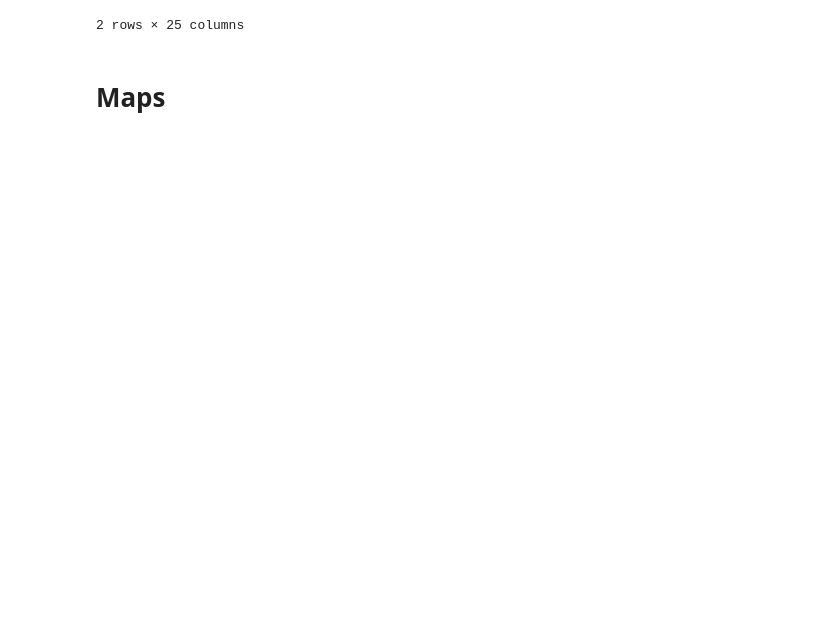
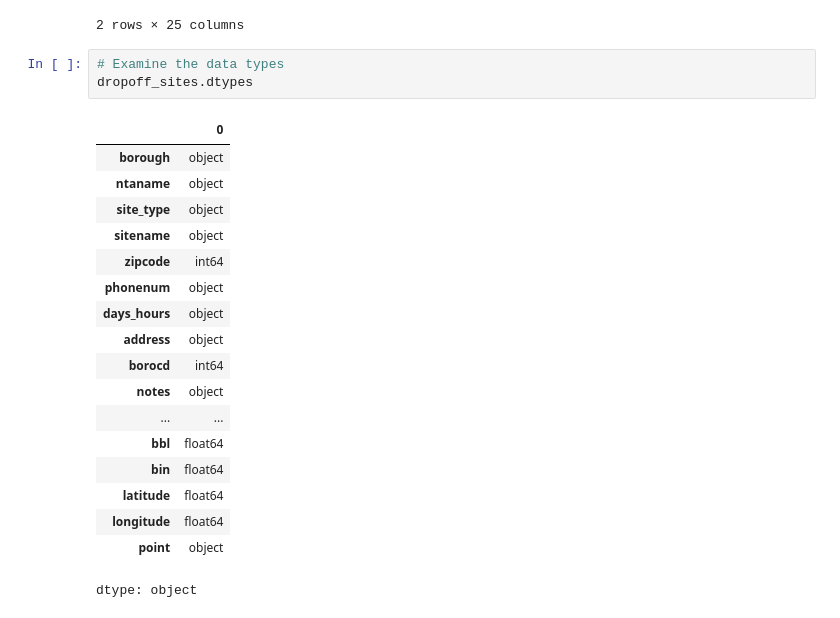
Before and after one commit to abretti/em212-applied-data-science, a Jupyter notebook: Final_Project.ipynb, the cells around one changed output. Cells and saved outputs as stored; diff of their text form; blank space fills up the shorter version.

```diff
--- a/Final_Project.ipynb
+++ b/Final_Project.ipynb
@@ -117,5 +115,25 @@ dropoff_sites.head(2)
 | 0 | Bronx | Norwood | SYRINGE/SHARPS Drop-off | North Central Bronx Hospital | 10467 | 718-918-5000 | 24/7 | 3424 Kossuth Ave, Bronx, NY 10467 | 207 | Lobby | ... |
 | 1 | Queens | Flushing-Willets Point | SYRINGE/SHARPS Drop-off | Union Plaza Care Center | 11354 | 718-670-0765 | 10am-2pm | 33-23 Union St. Flushing, NY 11354 | 407 | Lobby | ... |
 2 rows × 25 columns
-# %% [markdown]
-# Maps
+# %%
+# Examine the data types
+dropoff_sites.dtypes
+# %% [output]
+|  | 0 |
+| borough | object |
+| ntaname | object |
+| site_type | object |
+| sitename | object |
+| zipcode | int64 |
+| phonenum | object |
+| days_hours | object |
+| address | object |
+| borocd | int64 |
+| notes | object |
+| ... | ... |
+| bbl | float64 |
+| bin | float64 |
+| latitude | float64 |
+| longitude | float64 |
+| point | object |
+dtype: object
```
Also changed, not shown: parts of 18 cells of this notebook.
